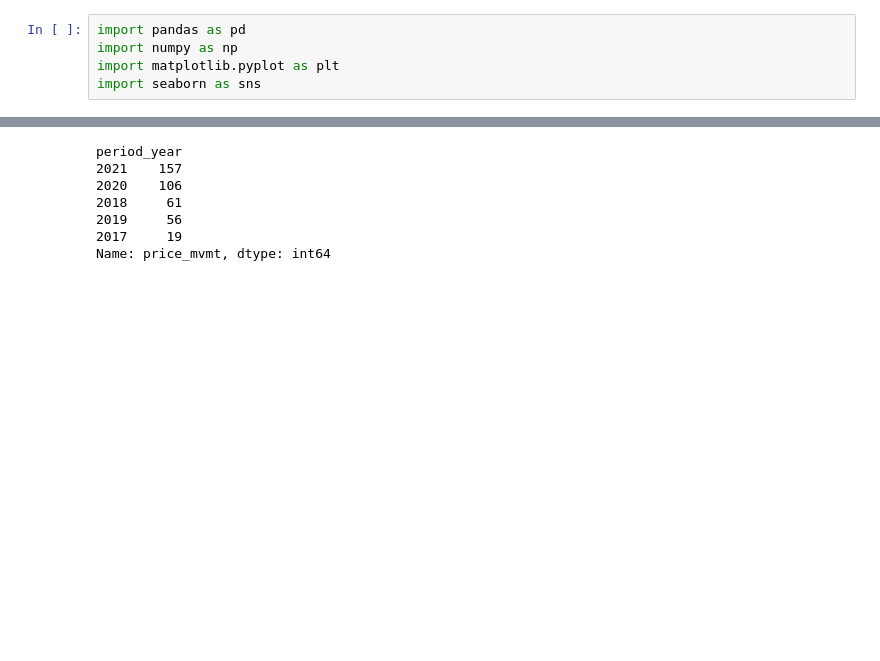
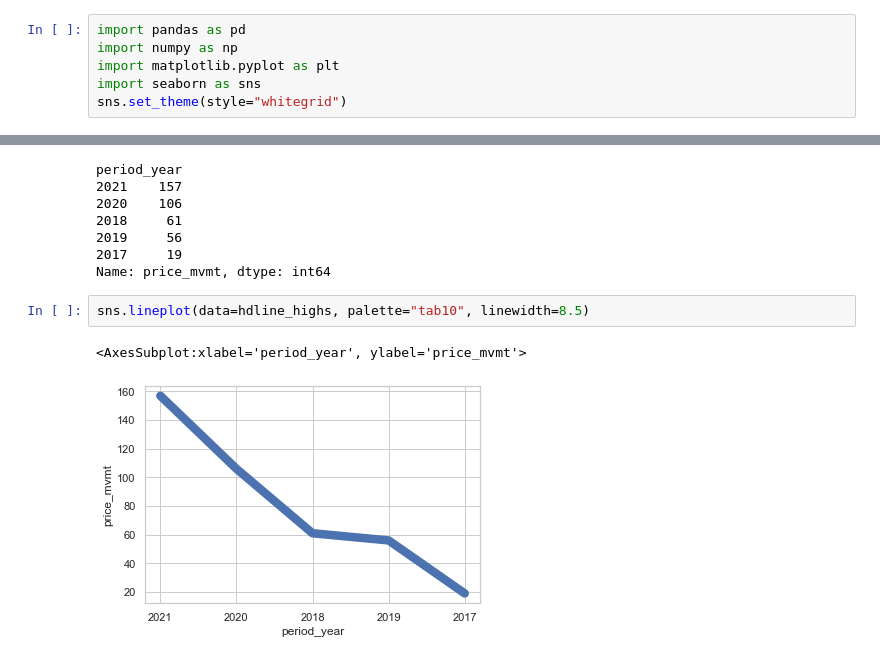
Before and after one commit to emel333/crypto-headlines-as-predictors, a Jupyter notebook: v2modeling.ipynb, the cells around one changed output, grey strips where cells are left out. Drawn from its saved outputs; the diff is of its cells as text; blank space fills up the shorter version.

Commit message:
vis for data sorted by year

```diff
--- a/v2modeling.ipynb
+++ b/v2modeling.ipynb
@@ -3,6 +3,7 @@ import pandas as pd
 import numpy as np
 import matplotlib.pyplot as plt
 import seaborn as sns
+sns.set_theme(style="whitegrid")
 # %%
 hdline = pd.read_csv('all_other_files/df_ready.csv')
 # %%
@@ -111,3 +112,8 @@ period_year
 2019     56
 2017     19
 Name: price_mvmt, dtype: int64
+# %%
+sns.lineplot(data=hdline_highs, palette="tab10", linewidth=8.5)
+# %% [output]
+<AxesSubplot:xlabel='period_year', ylabel='price_mvmt'>
+[figure, added]
```
